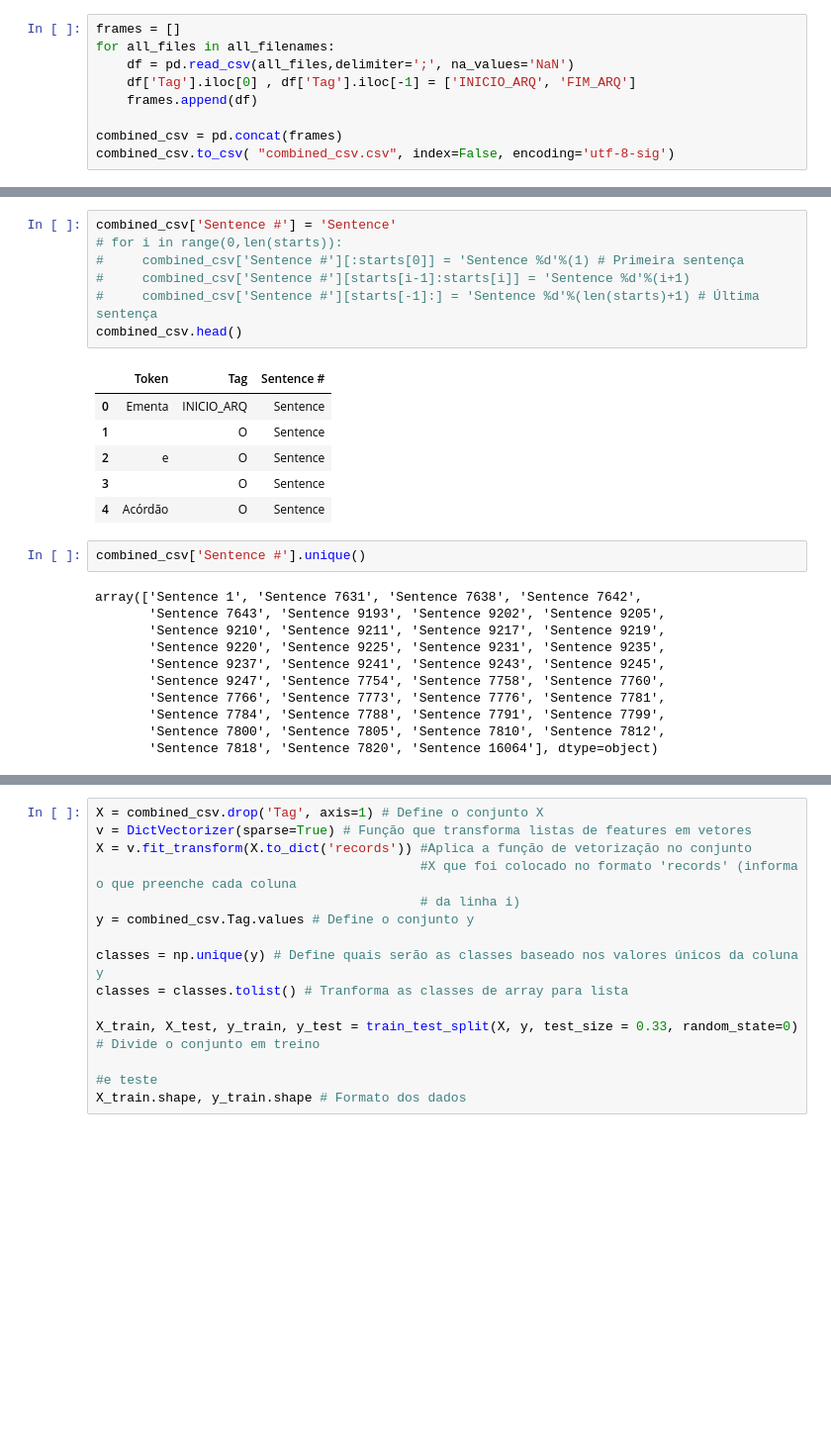
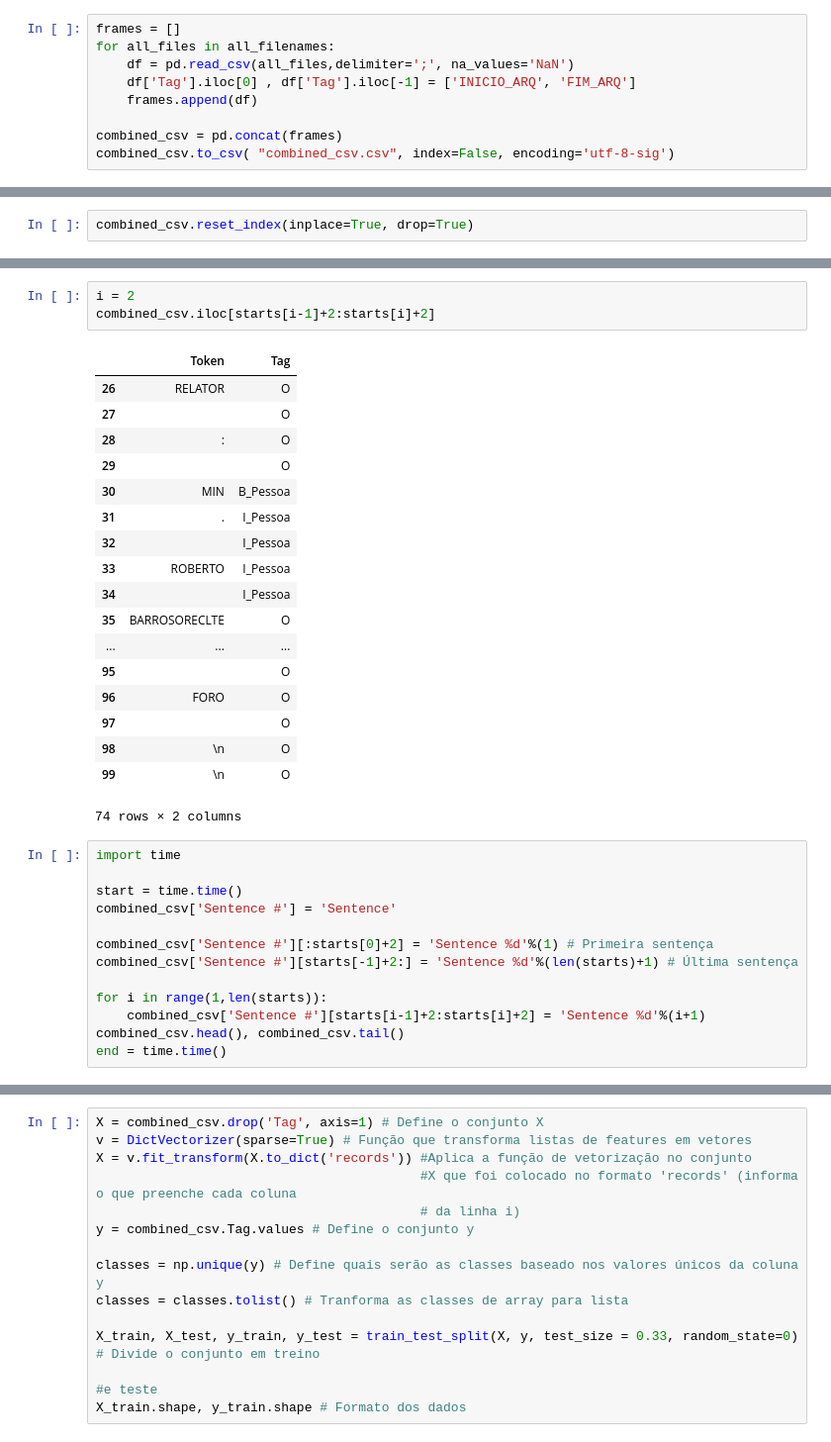
Before and after one commit to felipeasilva1/doccano, a Jupyter notebook: ncdj-tools/export_utility/Concatenar arquivos.ipynb, the cells around one changed output, grey strips where cells are left out. Shown at 99% size. Drawn from its saved outputs; the diff is of its cells as text; blank space fills up the shorter version.

Commit message:
Cria coluna de sentenças

```diff
--- a/ncdj-tools/export_utility/Concatenar arquivos.ipynb
+++ b/ncdj-tools/export_utility/Concatenar arquivos.ipynb
@@ -120,0 +106,2 @@ combined_csv.head() , combined_csv.tail()
+# %%
+combined_csv.reset_index(inplace=True, drop=True)
@@ -179,27 +165,35 @@ KeyError: 967905
+# %%
+i = 2
+combined_csv.iloc[starts[i-1]+2:starts[i]+2]
+# %% [output]
+|  | Token | Tag |
+| 26 | RELATOR | O |
+| 27 |  | O |
+| 28 | : | O |
+| 29 |  | O |
+| 30 | MIN | B_Pessoa |
+| 31 | . | I_Pessoa |
+| 32 |  | I_Pessoa |
+| 33 | ROBERTO | I_Pessoa |
+| 34 |  | I_Pessoa |
+| 35 | BARROSORECLTE | O |
+| ... | ... | ... |
+| 95 |  | O |
+| 96 | FORO | O |
+| 97 |  | O |
+| 98 | \n | O |
+| 99 | \n | O |
+74 rows × 2 columns
 # %%
+import time
+
+start = time.time()
 combined_csv['Sentence #'] = 'Sentence'
-# for i in range(0,len(starts)):
-#     combined_csv['Sentence #'][:starts[0]] = 'Sentence %d'%(1) # Primeira sentença
-#     combined_csv['Sentence #'][starts[i-1]:starts[i]] = 'Sentence %d'%(i+1)
-#     combined_csv['Sentence #'][starts[-1]:] = 'Sentence %d'%(len(starts)+1) # Última sentença
-combined_csv.head()
+
+combined_csv['Sentence #'][:starts[0]+2] = 'Sentence %d'%(1) # Primeira sentença
+combined_csv['Sentence #'][starts[-1]+2:] = 'Sentence %d'%(len(starts)+1) # Última sentença
+
+for i in range(1,len(starts)):
+    combined_csv['Sentence #'][starts[i-1]+2:starts[i]+2] = 'Sentence %d'%(i+1)
+combined_csv.head(), combined_csv.tail()
+end = time.time()
-# %% [output]
-|  | Token | Tag | Sentence # |
-| 0 | Ementa | INICIO_ARQ | Sentence |
-| 1 |  | O | Sentence |
-| 2 | e | O | Sentence |
-| 3 |  | O | Sentence |
-| 4 | Acórdão | O | Sentence |
-# %%
-combined_csv['Sentence #'].unique()
-# %% [output]
-array(['Sentence 1', 'Sentence 7631', 'Sentence 7638', 'Sentence 7642',
-       'Sentence 7643', 'Sentence 9193', 'Sentence 9202', 'Sentence 9205',
-       'Sentence 9210', 'Sentence 9211', 'Sentence 9217', 'Sentence 9219',
-       'Sentence 9220', 'Sentence 9225', 'Sentence 9231', 'Sentence 9235',
-       'Sentence 9237', 'Sentence 9241', 'Sentence 9243', 'Sentence 9245',
-       'Sentence 9247', 'Sentence 7754', 'Sentence 7758', 'Sentence 7760',
-       'Sentence 7766', 'Sentence 7773', 'Sentence 7776', 'Sentence 7781',
-       'Sentence 7784', 'Sentence 7788', 'Sentence 7791', 'Sentence 7799',
-       'Sentence 7800', 'Sentence 7805', 'Sentence 7810', 'Sentence 7812',
-       'Sentence 7818', 'Sentence 7820', 'Sentence 16064'], dtype=object)
```
Also changed, not shown: parts of 20 cells of this notebook.
